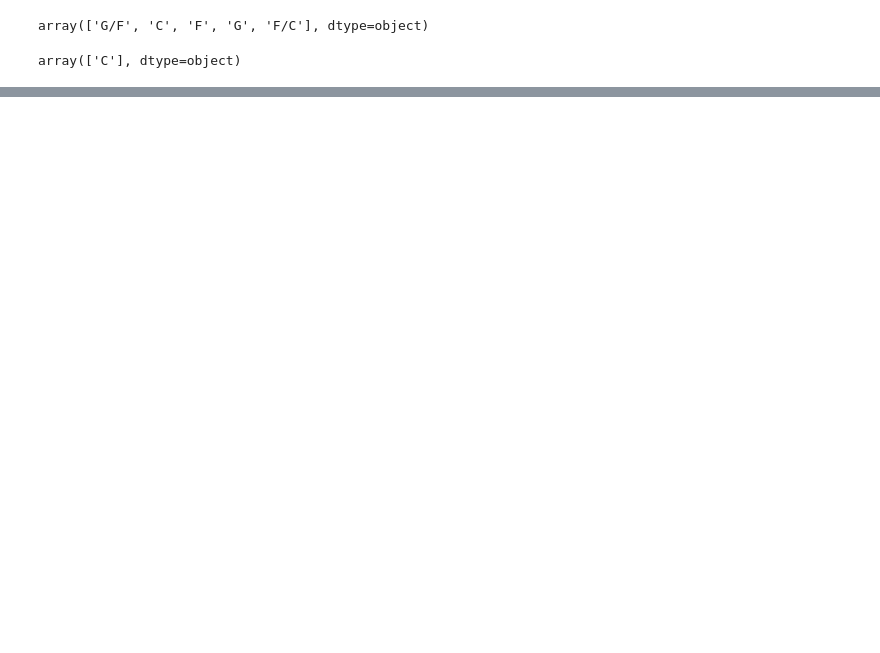
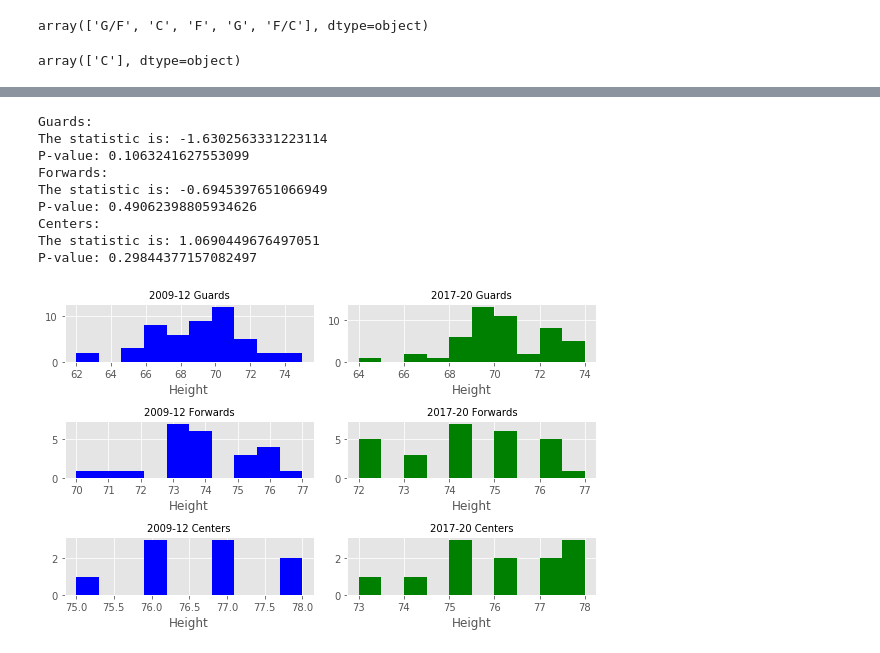
Before and after one commit to cricks3/wbb-heights, a Jupyter notebook: webscraping/webscraping.ipynb, the cells around one changed output, grey strips where cells are left out. Saved outputs shown, nothing was run; the diff lists cells and outputs as text; code cells hidden in the pictures; blank space fills up the shorter version.

```diff
--- a/webscraping/webscraping.ipynb
+++ b/webscraping/webscraping.ipynb
@@ -382,0 +357,58 @@ P-value: 0.1649009493392523
+# %%
+fig, axs = plt.subplots(3, 2, figsize=(8,5))
+
+ax1 = axs[0, 0]
+ax2 = axs[0, 1]
+ax3 = axs[1, 0]
+ax4 = axs[1, 1]
+ax5 = axs[2,0]
+ax6 = axs[2,1]
+
+df_early_guards.hist(column='Height', color='blue', ax=ax1)
+df_late_guards.hist(column='Height', color='green', ax=ax2)
+
+df_early_forwards.hist(column='Height', color='blue', ax=ax3)
+df_late_forwards.hist(column='Height', color='green', ax=ax4)
+
+df_early_centers.hist(column='Height', color='blue', ax=ax5)
+df_late_centers.hist(column='Height', color='green', ax=ax6)
+
+ax1.set_title('2009-12 Guards', fontsize=10)
+ax1.set_xlabel('Height', fontsize=12)
+
+ax2.set_title('2017-20 Guards', fontsize=10)
+ax2.set_xlabel('Height', fontsize=12)
+
+ax3.set_title('2009-12 Forwards', fontsize=10)
+ax3.set_xlabel('Height', fontsize=12)
+
+ax4.set_title('2017-20 Forwards', fontsize=10)
+ax4.set_xlabel('Height', fontsize=12)
+
+ax5.set_title('2009-12 Centers', fontsize=10)
+ax5.set_xlabel('Height', fontsize=12)
+
+ax6.set_title('2017-20 Centers', fontsize=10)
+ax6.set_xlabel('Height', fontsize=12)
+
+fig.tight_layout()
+
+stat, p_val = stats.ttest_ind(df_early_guards['Height'], df_late_guards['Height'])
+print('Guards:\nThe statistic is: {} \nP-value: {}'.format(stat ,p_val))
+
+stat, p_val = stats.ttest_ind(df_early_forwards['Height'], df_late_forwards['Height'])
+print('Forwards:\nThe statistic is: {} \nP-value: {}'.format(stat ,p_val))
+
+stat, p_val = stats.ttest_ind(df_early_centers['Height'], df_late_centers['Height'])
+print('Centers:\nThe statistic is: {} \nP-value: {}'.format(stat ,p_val))
+# %% [output]
+Guards:
+The statistic is: -1.6302563331223114
+P-value: 0.1063241627553099
+Forwards:
+The statistic is: -0.6945397651066949
+P-value: 0.49062398805934626
+Centers:
+The statistic is: 1.0690449676497051
+P-value: 0.29844377157082497
+[figure, added]
```
Also changed, not shown: parts of 5 cells of this notebook, 2 other files.
